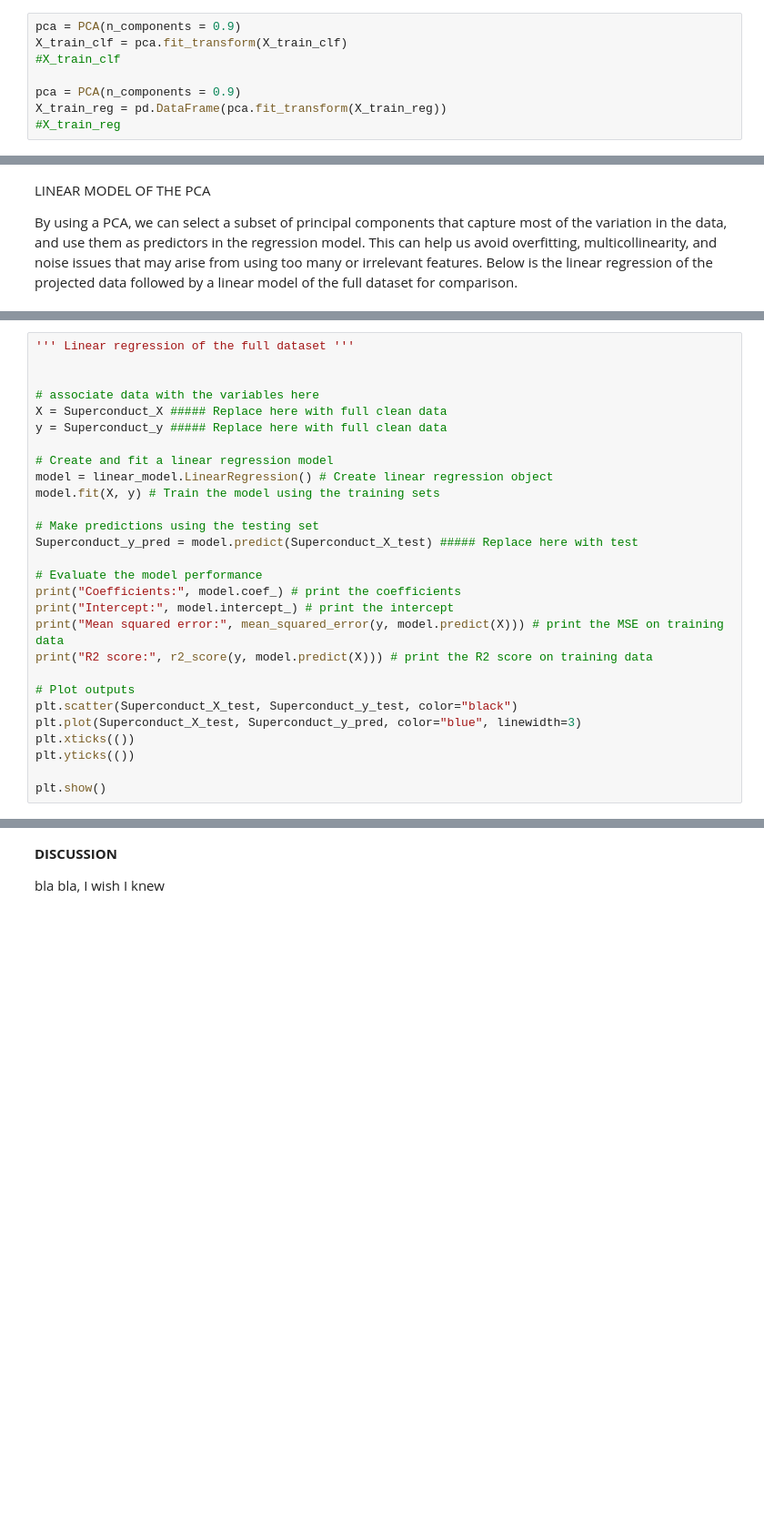
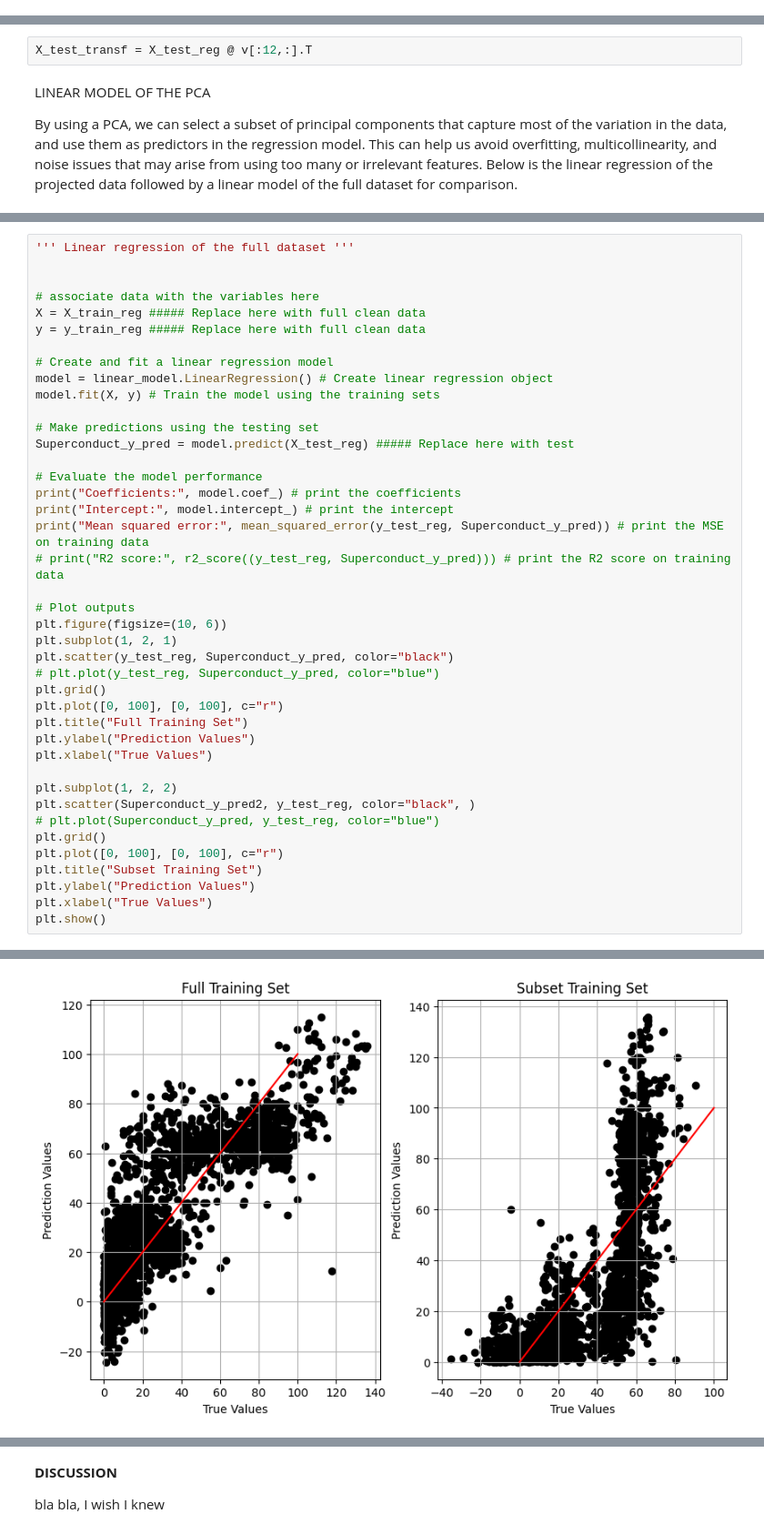
Before and after one commit to AntunesCSR/DM_Group_Project, a Jupyter notebook: HA_Catia.ipynb, the cells around one changed output, grey strips where cells are left out. Shown at 91% size. Drawn from its saved outputs; the diff is of its cells as text; blank space fills up the shorter version.

```diff
--- a/HA_Catia.ipynb
+++ b/HA_Catia.ipynb
@@ -91,11 +96,3 @@ X_test_reg = pd.DataFrame(X_test_reg, columns = X.columns)
 PRINCIPAL COMPONENT ANALYSIS
 
 Given the high number of features present in the data, a feature selection was necessary. This was achieved with Principal Component Analysis (PCA).
-# %%
-pca = PCA(n_components = 0.9)
-X_train_clf = pca.fit_transform(X_train_clf)
-#X_train_clf
-
-pca = PCA(n_components = 0.9)
-X_train_reg = pd.DataFrame(pca.fit_transform(X_train_reg))
-#X_train_reg
@@ -118,3 +144,5 @@ AttributeError: 'numpy.ndarray' object has no attribute 'components_'
+# %%
+X_test_transf = X_test_reg @ v[:12,:].T
 # %% [markdown]
 LINEAR MODEL OF THE PCA
 
@@ -152,26 +176,40 @@ plt.show()
 
 
 # associate data with the variables here
-X = Superconduct_X ##### Replace here with full clean data
-y = Superconduct_y ##### Replace here with full clean data
+X = X_train_reg ##### Replace here with full clean data
+y = y_train_reg ##### Replace here with full clean data
 
 # Create and fit a linear regression model
 model = linear_model.LinearRegression() # Create linear regression object
 model.fit(X, y) # Train the model using the training sets
 
 # Make predictions using the testing set
-Superconduct_y_pred = model.predict(Superconduct_X_test) ##### Replace here with test
+Superconduct_y_pred = model.predict(X_test_reg) ##### Replace here with test
 
 # Evaluate the model performance
 print("Coefficients:", model.coef_) # print the coefficients
 print("Intercept:", model.intercept_) # print the intercept
-print("Mean squared error:", mean_squared_error(y, model.predict(X))) # print the MSE on training data
-print("R2 score:", r2_score(y, model.predict(X))) # print the R2 score on training data
+print("Mean squared error:", mean_squared_error(y_test_reg, Superconduct_y_pred)) # print the MSE on training data
+# print("R2 score:", r2_score((y_test_reg, Superconduct_y_pred))) # print the R2 score on training data
 
 # Plot outputs
-plt.scatter(Superconduct_X_test, Superconduct_y_test, color="black")
-plt.plot(Superconduct_X_test, Superconduct_y_pred, color="blue", linewidth=3)
-plt.xticks(())
-plt.yticks(())
+plt.figure(figsize=(10, 6))
+plt.subplot(1, 2, 1)
+plt.scatter(y_test_reg, Superconduct_y_pred, color="black")
+# plt.plot(y_test_reg, Superconduct_y_pred, color="blue")
+plt.grid()
+plt.plot([0, 100], [0, 100], c="r")
+plt.title("Full Training Set")
+plt.ylabel("Prediction Values")
+plt.xlabel("True Values")
 
+plt.subplot(1, 2, 2)
+plt.scatter(Superconduct_y_pred2, y_test_reg, color="black", )
+# plt.plot(Superconduct_y_pred, y_test_reg, color="blue")
+plt.grid()
+plt.plot([0, 100], [0, 100], c="r")
+plt.title("Subset Training Set")
+plt.ylabel("Prediction Values")
+plt.xlabel("True Values")
 plt.show()
+# %% [output]
@@ -177,0 +233 @@ plt.show()
+[figure, added]
```
Also changed, not shown: parts of 6 cells of this notebook.
